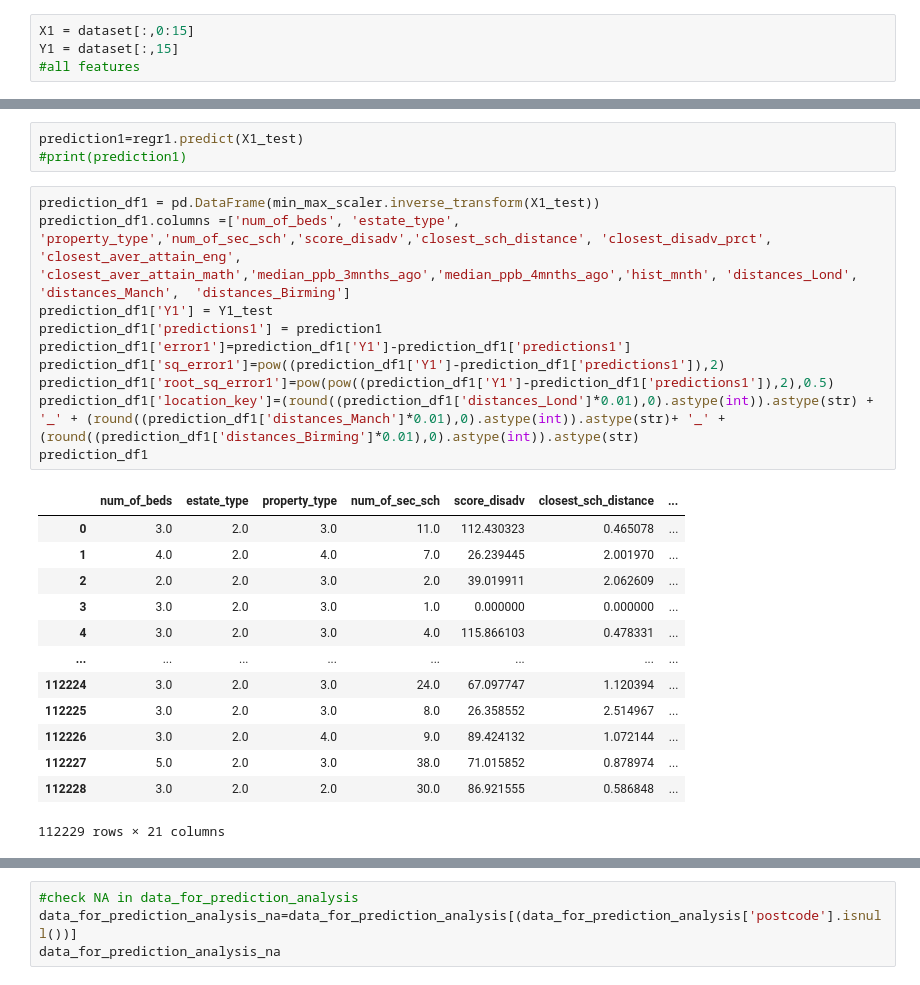
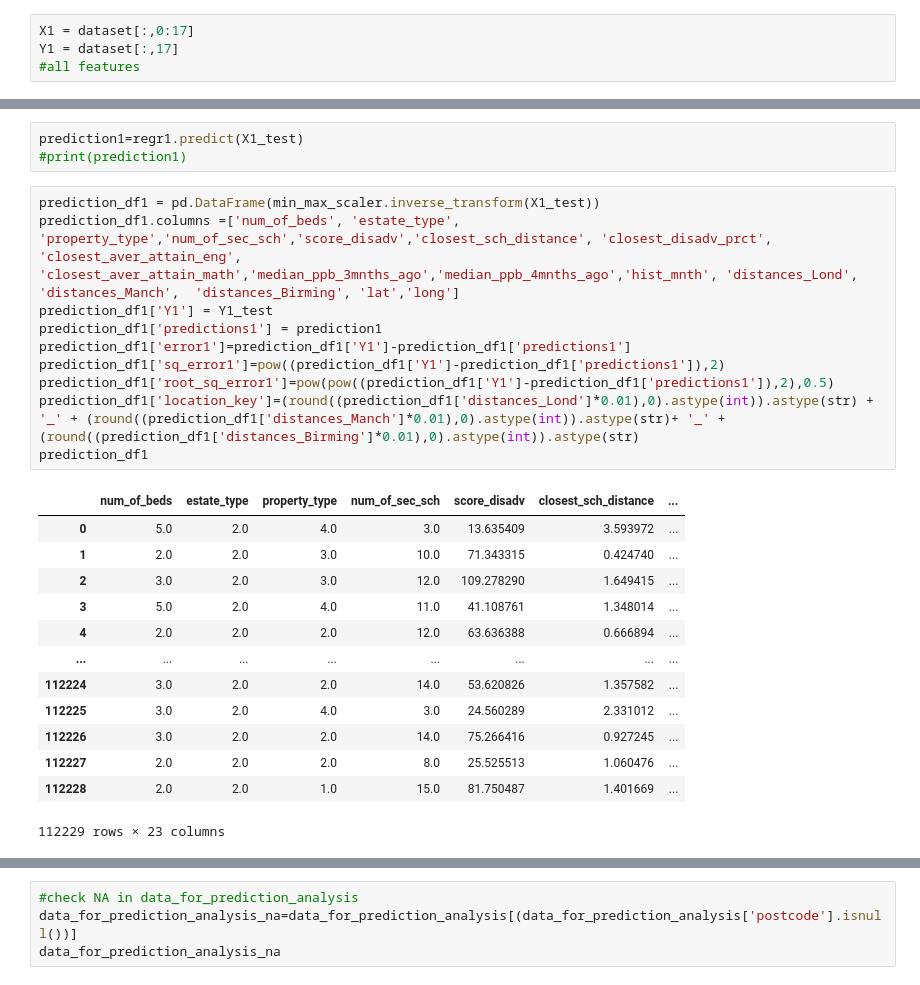
Before and after one commit to oxanaRC/CE902, a Jupyter notebook: Random_forest.ipynb, the cells around one changed output, grey strips where cells are left out. Cells and saved outputs as stored; diff of their text form.

```diff
--- a/Random_forest.ipynb
+++ b/Random_forest.ipynb
@@ -152,6 +151,6 @@ array([[2, '1', '2', ..., 2739146000, 13429816000, 117000.0],
 # %%
-X1 = dataset[:,0:15]
-Y1 = dataset[:,15]
+X1 = dataset[:,0:17]
+Y1 = dataset[:,17]
 #all features
 # %%
 validation_dataset=df_validation_data.values
@@ -245,28 +244,28 @@ prediction1=regr1.predict(X1_test)
 #print(prediction1)
 # %%
 prediction_df1 = pd.DataFrame(min_max_scaler.inverse_transform(X1_test))
-prediction_df1.columns =['num_of_beds', 'estate_type', 'property_type','num_of_sec_sch','score_disadv','closest_sch_distance', 'closest_disadv_prct',	'closest_aver_attain_eng',	'closest_aver_attain_math','median_ppb_3mnths_ago','median_ppb_4mnths_ago','hist_mnth',	'distances_Lond',	'distances_Manch',	'distances_Birming']
+prediction_df1.columns =['num_of_beds', 'estate_type', 'property_type','num_of_sec_sch','score_disadv','closest_sch_distance', 'closest_disadv_prct',	'closest_aver_attain_eng',	'closest_aver_attain_math','median_ppb_3mnths_ago','median_ppb_4mnths_ago','hist_mnth',	'distances_Lond',	'distances_Manch',	'distances_Birming', 'lat','long']
 prediction_df1['Y1'] = Y1_test
 prediction_df1['predictions1'] = prediction1
 prediction_df1['error1']=prediction_df1['Y1']-prediction_df1['predictions1']
 prediction_df1['sq_error1']=pow((prediction_df1['Y1']-prediction_df1['predictions1']),2)
 prediction_df1['root_sq_error1']=pow(pow((prediction_df1['Y1']-prediction_df1['predictions1']),2),0.5)
 prediction_df1['location_key']=(round((prediction_df1['distances_Lond']*0.01),0).astype(int)).astype(str) + '_' + (round((prediction_df1['distances_Manch']*0.01),0).astype(int)).astype(str)+ '_' + (round((prediction_df1['distances_Birming']*0.01),0).astype(int)).astype(str)
 prediction_df1
 # %% [output]
 |  | num_of_beds | estate_type | property_type | num_of_sec_sch | score_disadv | closest_sch_distance | ... |
-| 0 | 3.0 | 2.0 | 3.0 | 11.0 | 112.430323 | 0.465078 | ... |
-| 1 | 4.0 | 2.0 | 4.0 | 7.0 | 26.239445 | 2.001970 | ... |
-| 2 | 2.0 | 2.0 | 3.0 | 2.0 | 39.019911 | 2.062609 | ... |
-| 3 | 3.0 | 2.0 | 3.0 | 1.0 | 0.000000 | 0.000000 | ... |
-| 4 | 3.0 | 2.0 | 3.0 | 4.0 | 115.866103 | 0.478331 | ... |
+| 0 | 5.0 | 2.0 | 4.0 | 3.0 | 13.635409 | 3.593972 | ... |
+| 1 | 2.0 | 2.0 | 3.0 | 10.0 | 71.343315 | 0.424740 | ... |
+| 2 | 3.0 | 2.0 | 3.0 | 12.0 | 109.278290 | 1.649415 | ... |
+| 3 | 5.0 | 2.0 | 4.0 | 11.0 | 41.108761 | 1.348014 | ... |
+| 4 | 2.0 | 2.0 | 2.0 | 12.0 | 63.636388 | 0.666894 | ... |
 | ... | ... | ... | ... | ... | ... | ... | ... |
-| 112224 | 3.0 | 2.0 | 3.0 | 24.0 | 67.097747 | 1.120394 | ... |
-| 112225 | 3.0 | 2.0 | 3.0 | 8.0 | 26.358552 | 2.514967 | ... |
-| 112226 | 3.0 | 2.0 | 4.0 | 9.0 | 89.424132 | 1.072144 | ... |
-| 112227 | 5.0 | 2.0 | 3.0 | 38.0 | 71.015852 | 0.878974 | ... |
-| 112228 | 3.0 | 2.0 | 2.0 | 30.0 | 86.921555 | 0.586848 | ... |
+| 112224 | 3.0 | 2.0 | 2.0 | 14.0 | 53.620826 | 1.357582 | ... |
+| 112225 | 3.0 | 2.0 | 4.0 | 3.0 | 24.560289 | 2.331012 | ... |
+| 112226 | 3.0 | 2.0 | 2.0 | 14.0 | 75.266416 | 0.927245 | ... |
+| 112227 | 2.0 | 2.0 | 2.0 | 8.0 | 25.525513 | 1.060476 | ... |
+| 112228 | 2.0 | 2.0 | 1.0 | 15.0 | 81.750487 | 1.401669 | ... |
-112229 rows × 21 columns
+112229 rows × 23 columns
 # %%
 data_for_prediction_analysis = pd.merge(prediction_df1, df_location_categories, how="left", on="location_key")
 data_for_prediction_analysis['postcode_area']=data_for_prediction_analysis['postcode'].str.split(' ').str[0]
```
Also changed, not shown: parts of 24 cells of this notebook.
